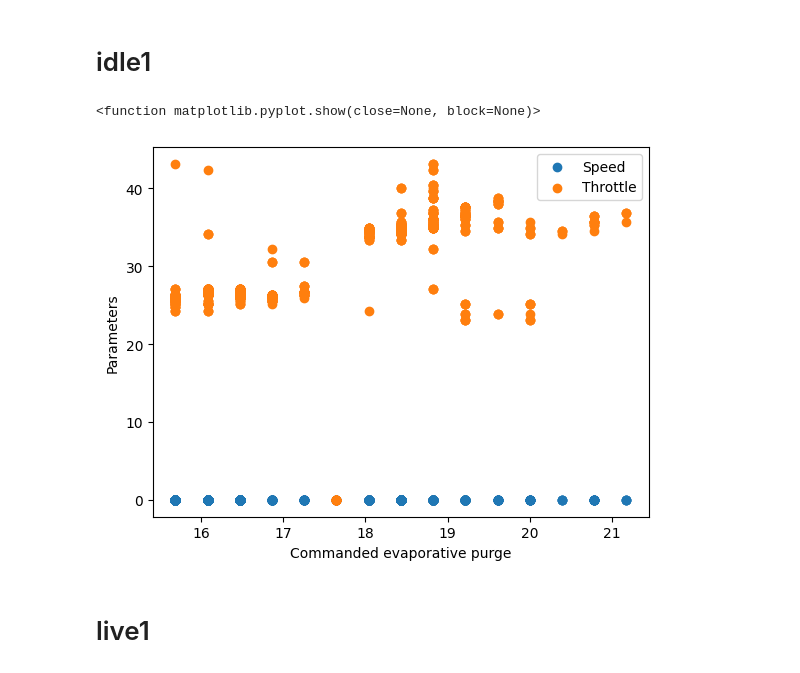
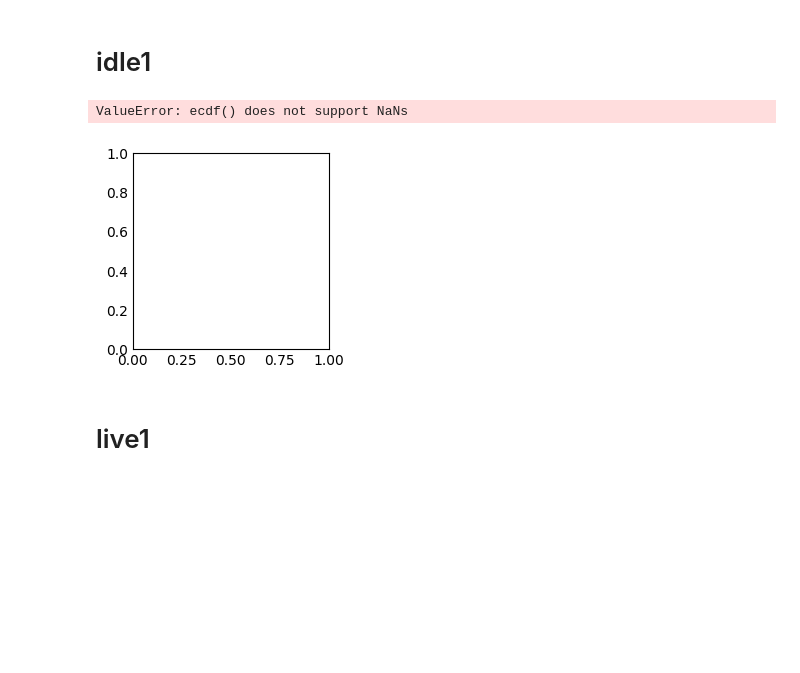
Before and after one commit to camila-duarte/verbrennungsmotoren, a Jupyter notebook: analyse/per_parameter.ipynb, the cells around one changed output. Drawn from its saved outputs; the diff is of its cells as text; code cells hidden in the pictures; blank space fills up the shorter version.

```diff
--- a/analyse/per_parameter.ipynb
+++ b/analyse/per_parameter.ipynb
@@ -83,25 +83,27 @@ plt.show()
 # %% [markdown]
 # idle1
-# %%
-speed_data_idle1 = data_idle1['VEHICLE_SPEED ()']
-purge_data_idle1 = data_idle1['COMMANDED_EVAPORATIVE_PURGE ()']
-throttle_data_idle1 = data_idle1['THROTTLE ()']
-
-x_idle1 = speed_data_idle1
-y_speed_idle1 = purge_data_idle1
-y_throttle_idle1 = throttle_data_idle1
-
-plt.xlabel('Commanded evaporative purge')
-plt.ylabel('Parameters')
-
-plt.scatter(x_idle1,y_speed_idle1, label='Speed')
-plt.scatter(x_idle1,y_throttle_idle1, label='Throttle')
-
-plt.legend()
-plt.show
-# %% [output]
-<function matplotlib.pyplot.show(close=None, block=None)>
-[figure, removed]
+# %%
+speed_data_idle1 = data_idle1['VEHICLE_SPEED ()']
+purge_data_idle1 = data_idle1['COMMANDED_EVAPORATIVE_PURGE ()']
+throttle_data_idle1 = data_idle1['THROTTLE ()']
+
+speed_idle1 = speed_data_idle1
+purge_idle1 = purge_data_idle1
+throttle_idle1 = throttle_data_idle1
+# %%
+plt.style.use('_mpl-gallery-nogrid')
+
+plt.ecdf(speed_idle1, label='Speed')
+plt.ecdf(throttle_idle1, label='Throttle')
+plt.ecdf(purge_idle1, label='Purge')
+
+plt.xlabel('x-axis')
+plt.ylabel('Parameters')
+plt.legend()
+plt.show()
+# %% [output]
+ValueError: ecdf() does not support NaNs
+[figure, added]
 # %% [markdown]
 # live1
 # %%
```
Also changed, not shown: parts of 3 cells of this notebook.
